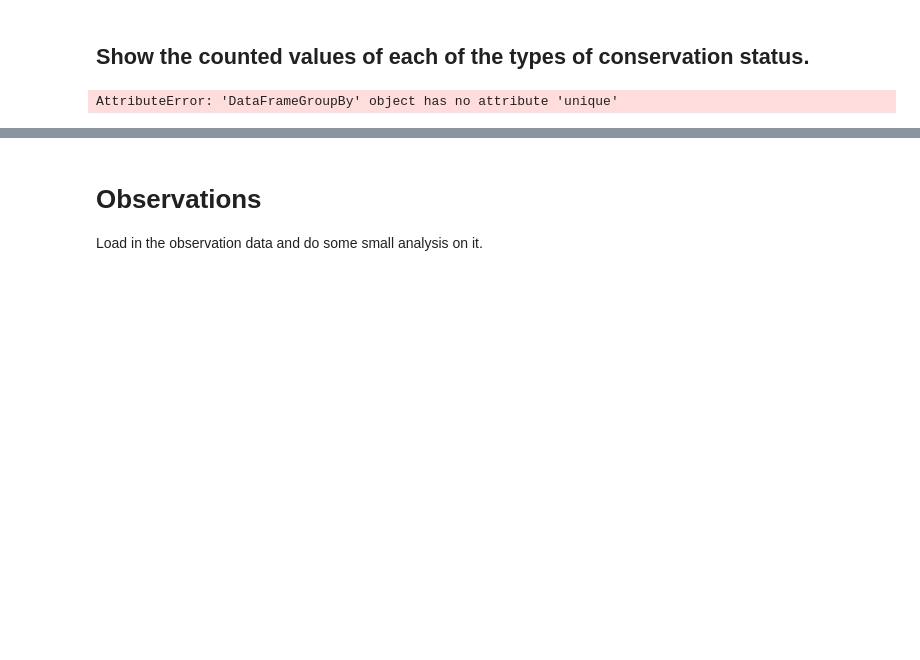
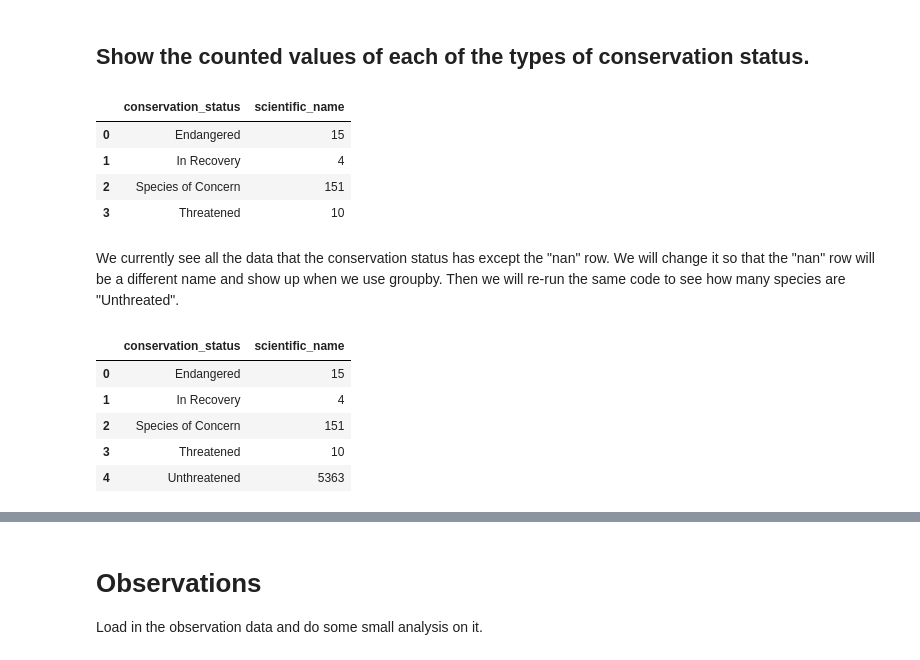
Before and after one commit to nlicari1/Portfolio-Projects, a Jupyter notebook: Biodiversity in National Parks/biodiversity-starter/biodiversity_starter/biodiversity.ipynb, the cells around one changed output, grey strips where cells are left out. Cells and saved outputs as stored; diff of their text form; code cells hidden in the pictures; blank space fills up the shorter version.

```diff
--- a/Biodiversity in National Parks/biodiversity-starter/biodiversity_starter/biodiversity.ipynb
+++ b/Biodiversity in National Parks/biodiversity-starter/biodiversity_starter/biodiversity.ipynb
@@ -54,6 +62,23 @@ print(species_df.conservation_status.unique())
 # %% [markdown]
 ## Show the counted values of each of the types of conservation status.
 # %%
-species_df.groupby('conservation_status').unique().reset_index()
+species_df.groupby('conservation_status').scientific_name.nunique().reset_index()
 # %% [output]
-AttributeError: 'DataFrameGroupBy' object has no attribute 'unique'
+|  | conservation_status | scientific_name |
+| 0 | Endangered | 15 |
+| 1 | In Recovery | 4 |
+| 2 | Species of Concern | 151 |
+| 3 | Threatened | 10 |
+# %% [markdown]
+We currently see all the data that the conservation status has except the "nan" row. We will change it so that the "nan" row will be a different name and show up when we use groupby.
+Then we will re-run the same code to see how many species are "Unthreated".
+# %%
+species_df.fillna('Unthreatened', inplace=True)
+species_df.groupby('conservation_status').scientific_name.nunique().reset_index()
+# %% [output]
+|  | conservation_status | scientific_name |
+| 0 | Endangered | 15 |
+| 1 | In Recovery | 4 |
+| 2 | Species of Concern | 151 |
+| 3 | Threatened | 10 |
+| 4 | Unthreatened | 5363 |
```
Also changed, not shown: parts of 7 cells of this notebook.
